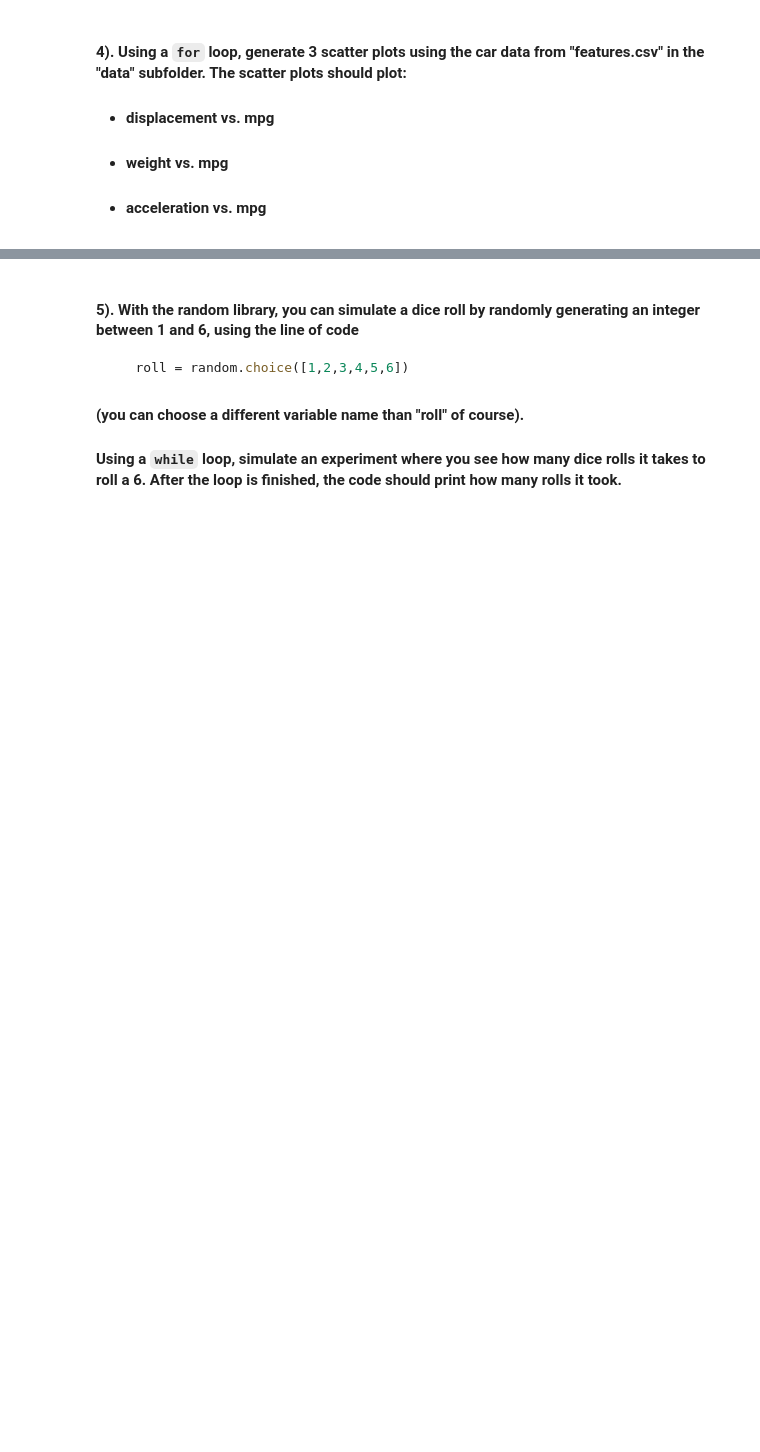
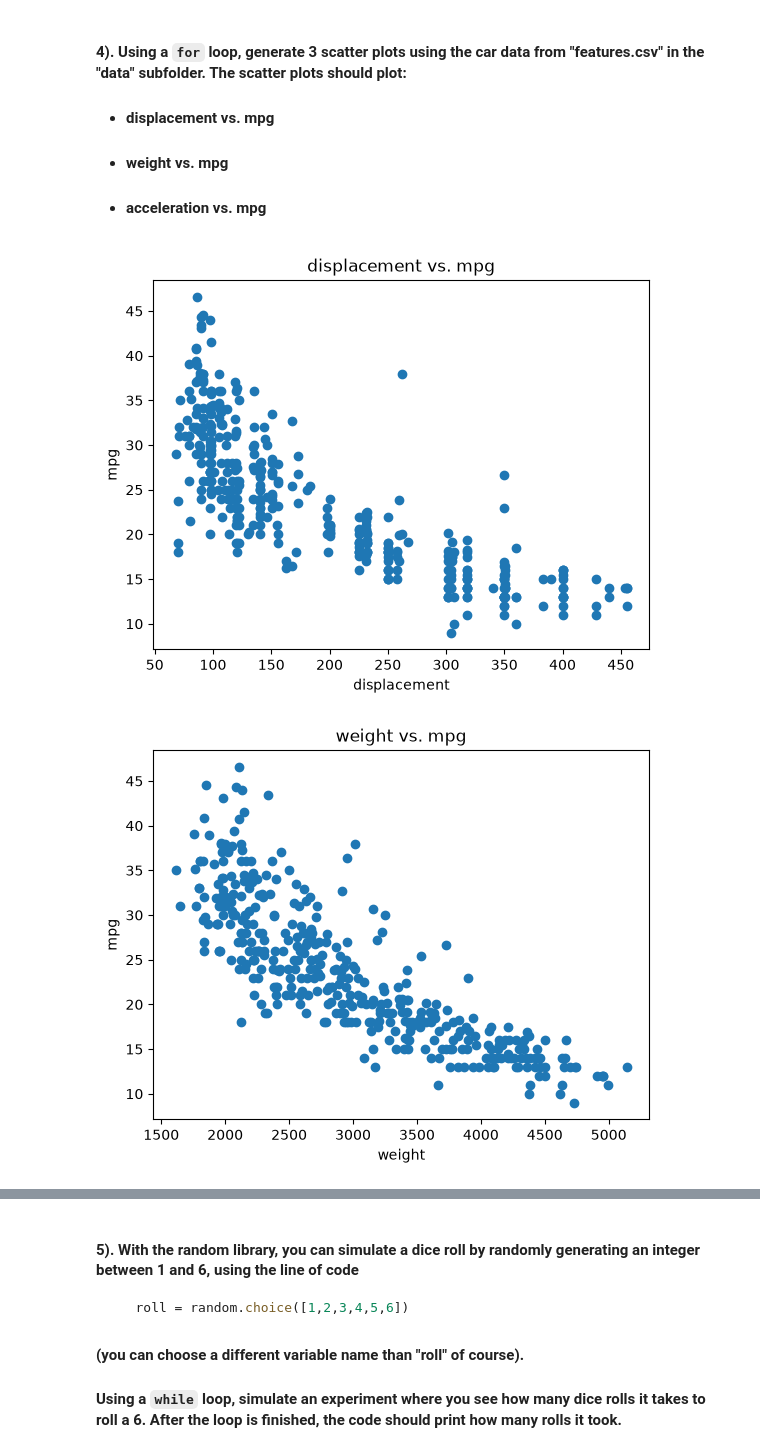
Before and after one commit to G04t-UNIversal/datasci185fall2026, a Jupyter notebook: Lecture_07_Loops/Lecture7 copy.ipynb, the cells around one changed output, grey strips where cells are left out. Drawn from its saved outputs; the diff is of its cells as text; code cells hidden in the pictures; blank space fills up the shorter version.

```diff
--- a/Lecture_07_Loops/Lecture7 copy.ipynb
+++ b/Lecture_07_Loops/Lecture7 copy.ipynb
@@ -615,4 +674,16 @@ n = 31 # run this cell with other positive integers (start smaller to check your
 # %%
 carfeatures = pd.read_csv("data/features.csv")
 
 # your code below
+
+axis = ["displacement", "weight", "acceleration"]
+
+for i in axis:
+    plt.scatter(x = carfeatures[i], y = carfeatures["mpg"])
+    plt.xlabel(i)
+    plt.ylabel("mpg")
+    plt.title(f"{i} vs. mpg")
+    plt.show()
+# %% [output]
+[figure, added]
+[figure, added]
```
Also changed, not shown: parts of 20 cells of this notebook, 2 other files.
